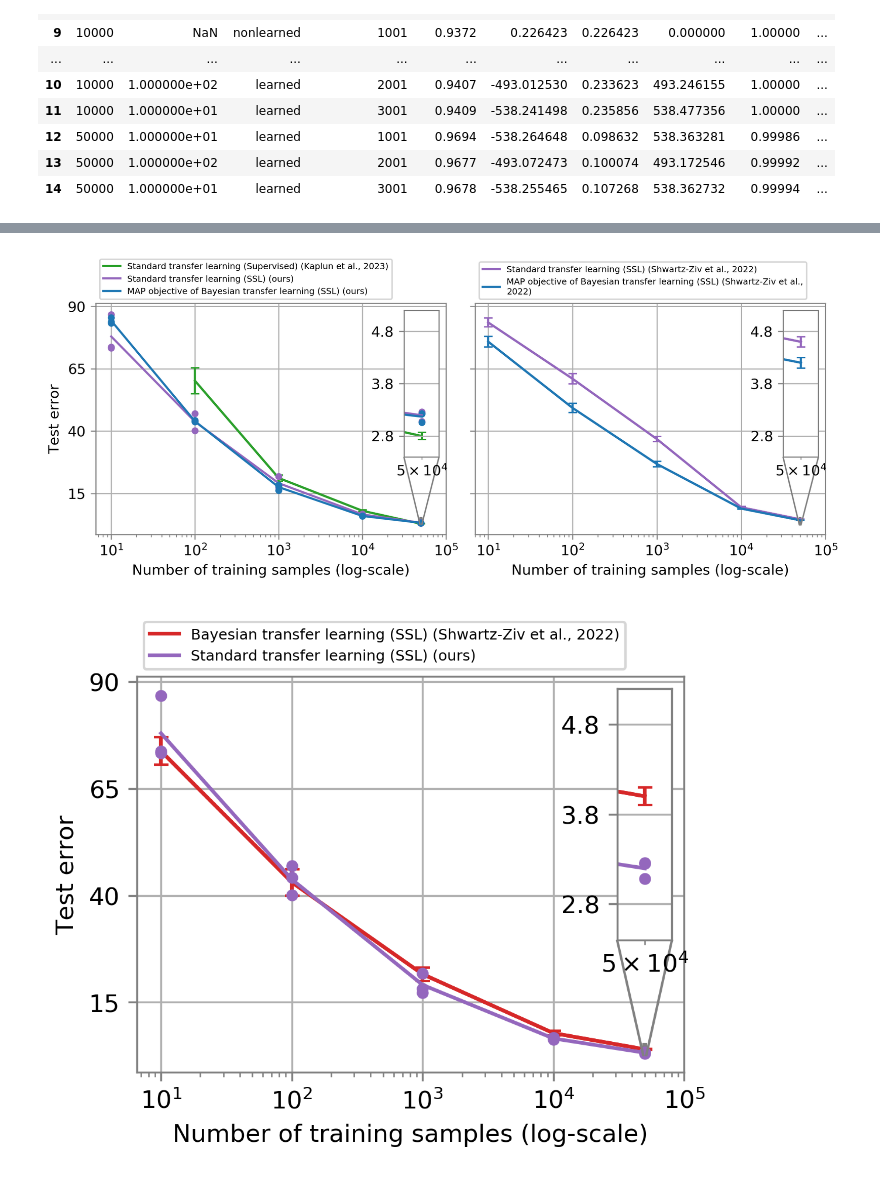
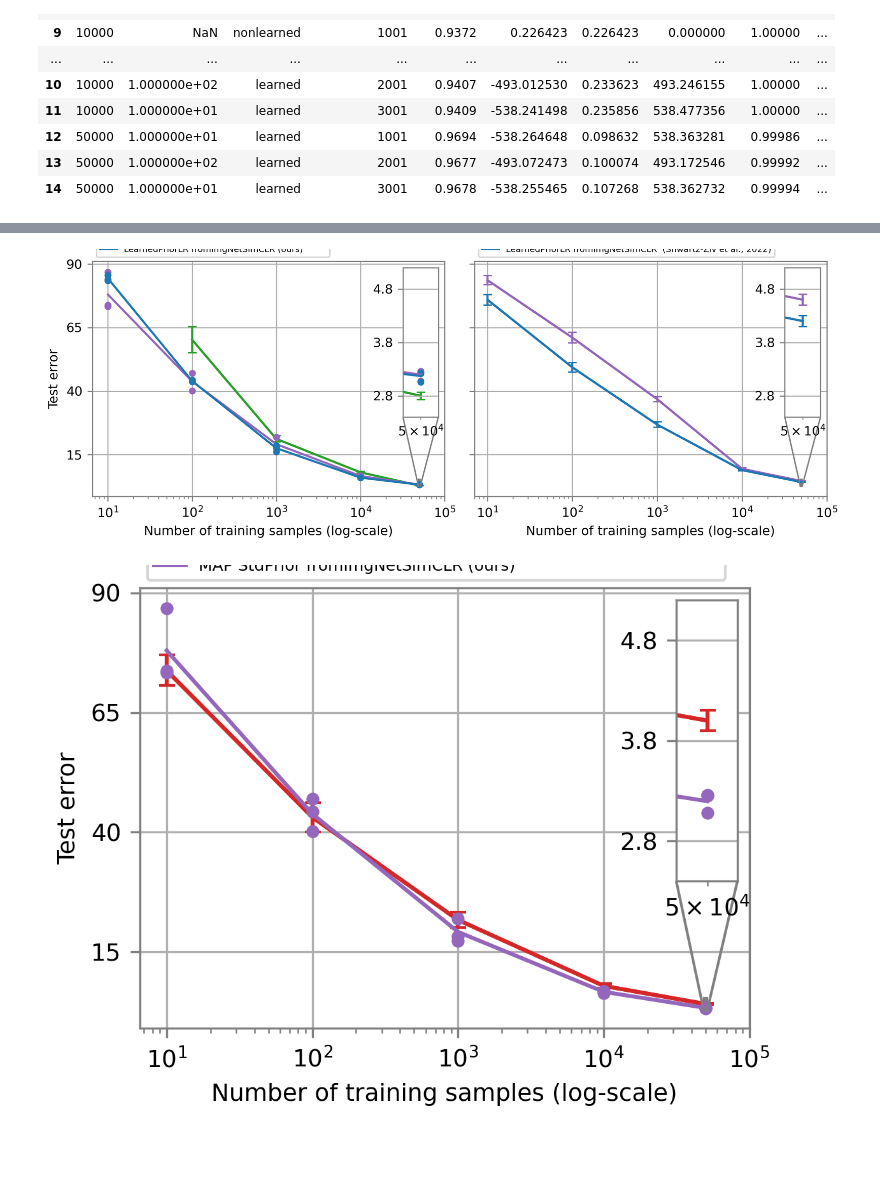
Before and after one commit to tufts-ml/bdl-transfer-learning, a Jupyter notebook: notebooks/Figure_4(a).ipynb, the cells around one changed output, grey strips where cells are left out. Cells and saved outputs as stored; diff of their text form; code cells hidden in the pictures; blank space fills up the shorter version.

```diff
--- a/notebooks/Figure_4(a).ipynb
+++ b/notebooks/Figure_4(a).ipynb
@@ -129,7 +128,7 @@ nonlearned_hyperparameters[nonlearned_hyperparameters.random_state==1001]
 | 9 | 0.0100 | 10000 | None | nonlearned | 1001 | 0.9265 | 0.0010 |
 | 12 | 0.0100 | 50000 | None | nonlearned | 1001 | 0.9668 | 0.0010 |
 # %%
-experiments_path = '/cluster/tufts/hugheslab/eharve06/bdl-transfer-learning/experiments/tuned_CIFAR-10_Copy1'
+experiments_path = '/cluster/tufts/hugheslab/eharve06/bdl-transfer-learning/experiments/tuned_CIFAR-10'
 lr_0s = np.logspace(-1, -4, num=4)
 ns = [10, 100, 1000, 10000, 50000]
 prior_scales = [None]
@@ -180,7 +175,7 @@ print(count)
 # %% [output]
 -1
 # %%
-experiments_path = '/cluster/tufts/hugheslab/eharve06/bdl-transfer-learning/experiments/tuned_CIFAR-10_Copy1'
+experiments_path = '/cluster/tufts/hugheslab/eharve06/bdl-transfer-learning/experiments/tuned_CIFAR-10'
 lr_0s = np.logspace(-1, -4, num=4)
 ns = [10, 100, 1000, 10000, 50000]
 prior_scales = np.logspace(0, 9, num=10)
@@ -231,7 +222,7 @@ print(count)
 # %% [output]
 -1
 # %%
-experiments_path = '/cluster/tufts/hugheslab/eharve06/bdl-transfer-learning/experiments/retrained_CIFAR-10_Copy1'
+experiments_path = '/cluster/tufts/hugheslab/eharve06/bdl-transfer-learning/experiments/retrained_CIFAR-10'
 nonlearned_results = get_results(nonlearned_hyperparameters, experiments_path)
 adapted_results = get_results(adapted_hyperparameters, experiments_path)
 learned_results = get_results(learned_hyperparameters, experiments_path)
@@ -259,10 +250,10 @@ results
 grouped_results = results.groupby(['n', 'prior_type']).agg(lambda x: tuple(x))
 columns = ['test_acc', 'train_acc']
 for column in columns:
-    grouped_results['{}_mean'.format(column)] = grouped_results[column].apply(lambda item: np.mean(item))
-    grouped_results['{}_std'.format(column)] = grouped_results[column].apply(lambda item: np.std(item))
-    grouped_results['{}_min'.format(column)] = grouped_results[column].apply(lambda item: np.min(item))
-    grouped_results['{}_max'.format(column)] = grouped_results[column].apply(lambda item: np.max(item))
+    grouped_results[f'{column}_mean'] = grouped_results[column].apply(lambda item: np.mean(item))
+    grouped_results[f'{column}_std'] = grouped_results[column].apply(lambda item: np.std(item))
+    grouped_results[f'{column}_min'] = grouped_results[column].apply(lambda item: np.min(item))
+    grouped_results[f'{column}_max'] = grouped_results[column].apply(lambda item: np.max(item))
 grouped_results = grouped_results.reset_index()
 grouped_results
 # %% [output]
@@ -285,45 +276,47 @@ grouped_results
 # %%
 ncols, nrows = 2, 1
 fig, axs = plt.subplots(ncols=ncols, nrows=nrows, figsize=(4*ncols, 3*nrows), sharey=True, dpi=300)
-axs[0].plot([100, 1000, 10000, 50000], [60.2, 21.17, 8, 2.8], label='Standard transfer learning (Supervised) (Kaplun et al., 2023)', color='#2ca02c', zorder=2)
+axs[0].plot([100, 1000, 10000, 50000], [60.2, 21.17, 8, 2.8], label='StdPrior fromImgNetSuper (Kaplun et al., 2023)', color='#2ca02c', zorder=2)
 axs[0].errorbar([100, 1000, 10000, 50000], [60.2, 21.17, 8, 2.8], yerr=[5.2, 1.22, 0.34, 0.07], capsize=3, color='#2ca02c', zorder=2)
-axs[0].plot(grouped_results[grouped_results.prior_type=='nonlearned'].n, 100*(1-grouped_results[grouped_results.prior_type=='nonlearned'].test_acc_mean.values), label='Standard transfer learning (SSL) (ours)', color='#9467bd', zorder=3)
+axs[0].plot(grouped_results[grouped_results.prior_type=='nonlearned'].n, 100*(1-grouped_results[grouped_results.prior_type=='nonlearned'].test_acc_mean.values), label='StdPrior fromImgNetSimCLR (ours)', color='#9467bd', zorder=3)
 axs[0].scatter(results[results.prior_type=='nonlearned'].n, 100*(1-results[results.prior_type=='nonlearned'].test_acc.values), color='#9467bd', s=15, zorder=3)
-axs[0].plot(grouped_results[grouped_results.prior_type=='learned'].n, 100*(1-grouped_results[grouped_results.prior_type=='learned'].test_acc_mean.values), label='MAP objective of Bayesian transfer learning (SSL) (ours)', color='#1f77b4', zorder=4)
+axs[0].plot(grouped_results[grouped_results.prior_type=='learned'].n, 100*(1-grouped_results[grouped_results.prior_type=='learned'].test_acc_mean.values), label='LearnedPriorLR fromImgNetSimCLR (ours)', color='#1f77b4', zorder=4)
 axs[0].scatter(results[results.prior_type=='learned'].n, 100*(1-results[results.prior_type=='learned'].test_acc.values), color='#1f77b4', s=15, zorder=4)
 # Zoomed section
 axins = zoomed_inset_axes(axs[0], zoom=21, loc='upper right')
 axins.plot([100, 1000, 10000, 50000], [60.2, 21.17, 8, 2.8], color='#2ca02c', zorder=0)
 axins.errorbar([100, 1000, 10000, 50000], [60.2, 21.17, 8, 2.8], yerr=[5.2, 1.22, 0.34, 0.07], capsize=3, color='#2ca02c', zorder=0)
 axins.plot(grouped_results[grouped_results.prior_type=='nonlearned'].n, 100*(1-grouped_results[grouped_results.prior_type=='nonlearned'].test_acc_mean.values), color='#9467bd')
 axins.scatter(results[results.prior_type=='nonlearned'].n, 100*(1-results[results.prior_type=='nonlearned'].test_acc.values), color='#9467bd', s=15)
 axins.plot(grouped_results[grouped_results.prior_type=='learned'].n, 100*(1-grouped_results[grouped_results.prior_type=='learned'].test_acc_mean.values), color='#1f77b4')
 axins.scatter(results[results.prior_type=='learned'].n, 100*(1-results[results.prior_type=='learned'].test_acc.values), color='#1f77b4', s=15)
 axins.set_xlim([48850, 51150])
 axins.set_ylim([2.4, 5.2])
 axins.set_yticks([2.8, 3.8, 4.8])
 axins.set_xscale('log')
 color_ax(axins)
+axins.set_xticks([50000], minor=True)
 mark_inset(axs[0], axins, loc1=3, loc2=4, color='gray')
 # Formatting
 axs[0].set_xscale('log')
 color_ax(axs[0])
 axs[0].set_xticks([1e1, 1e2, 1e3, 1e4, 1e5])
 axs[0].set_yticks([15, 40, 65, 90])
 axs[0].set_xlabel('Number of training samples (log-scale)')
 axs[0].set_ylabel('Test error')
-axs[0].legend(loc='lower left', bbox_to_anchor=(0, 1), fontsize=6)
-plot_figure_4a(axs[1])
+legend1 = axs[0].legend(loc='lower left', bbox_to_anchor=(0, 1), fontsize=6)
+legend1.set_in_layout(False)
+legend2 = plot_figure_4a(axs[1])
 fig.tight_layout()
-plt.savefig('replication.pdf', bbox_inches='tight')
+plt.savefig('replication.pdf', bbox_inches='tight', bbox_extra_artists=(legend1, legend2))
 plt.show()
 # %% [output]
-[figure, old version]
+[figure, new version]
 # %%
 fig, ax = plt.subplots(ncols=1, nrows=1, figsize=(4, 3), dpi=300)
-ax.plot([10, 100, 1000, 10000, 50000], [73.8, 43.1, 21.6, 7.8, 4.0], label='Bayesian transfer learning (SSL) (Shwartz-Ziv et al., 2022)', color='#d62728', zorder=2)
+ax.plot([10, 100, 1000, 10000, 50000], [73.8, 43.1, 21.6, 7.8, 4.0], label='FullBayes LearnedPriorLR fromImgNetSimCLR (Shwartz-Ziv et al.,\n2022)', color='#d62728', zorder=2)
 ax.errorbar([10, 100, 1000, 10000, 50000], [73.8, 43.1, 21.6, 7.8, 4.0], yerr=[3.2, 3.1, 1.6, 0.5, 0.1], capsize=3, color='#d62728', zorder=2)
-ax.plot(grouped_results[grouped_results.prior_type=='nonlearned'].n, 100*(1-grouped_results[grouped_results.prior_type=='nonlearned'].test_acc_mean.values), label='Standard transfer learning (SSL) (ours)', color='#9467bd', zorder=3)
+ax.plot(grouped_results[grouped_results.prior_type=='nonlearned'].n, 100*(1-grouped_results[grouped_results.prior_type=='nonlearned'].test_acc_mean.values), label='MAP StdPrior fromImgNetSimCLR (ours)', color='#9467bd', zorder=3)
 ax.scatter(results[results.prior_type=='nonlearned'].n, 100*(1-results[results.prior_type=='nonlearned'].test_acc.values), color='#9467bd', s=15, zorder=3)
 # Zoomed section
 axins = zoomed_inset_axes(ax, zoom=21, loc='upper right')
@@ -336,6 +329,7 @@ axins.set_ylim([2.4, 5.2])
 axins.set_yticks([2.8, 3.8, 4.8])
 axins.set_xscale('log')
 color_ax(axins)
+axins.set_xticks([50000], minor=True)
 mark_inset(ax, axins, loc1=3, loc2=4, color='gray')
 # Formatting
 ax.set_xscale('log')
@@ -344,9 +338,10 @@ ax.set_xticks([1e1, 1e2, 1e3, 1e4, 1e5])
 ax.set_yticks([15, 40, 65, 90])
 ax.set_xlabel('Number of training samples (log-scale)')
 ax.set_ylabel('Test error')
-ax.legend(loc='lower left', bbox_to_anchor=(0, 1), fontsize=6)
+legend = ax.legend(loc='lower left', bbox_to_anchor=(0, 1), fontsize=6)
+legend.set_in_layout(False)
 fig.tight_layout()
-plt.savefig('Bayesian_comparison.pdf', bbox_inches='tight')
+plt.savefig('Bayesian_comparison.pdf', bbox_inches='tight', bbox_extra_artists=(legend,))
 plt.show()
 # %% [output]
-[figure, old version]
+[figure, new version]
```
Also changed, not shown: parts of 9 cells of this notebook, 15 other files.
